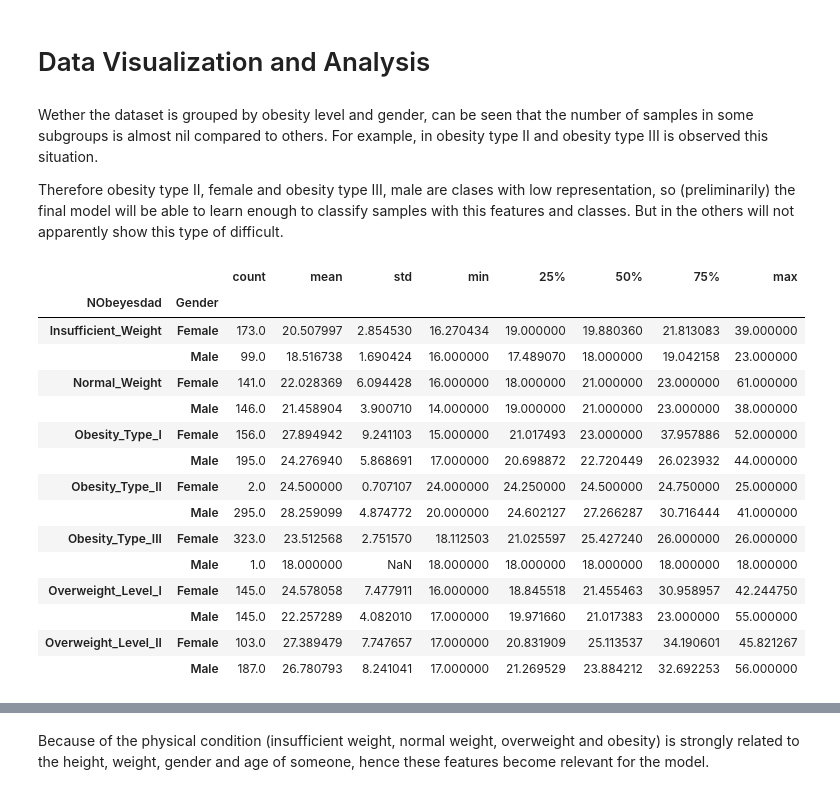
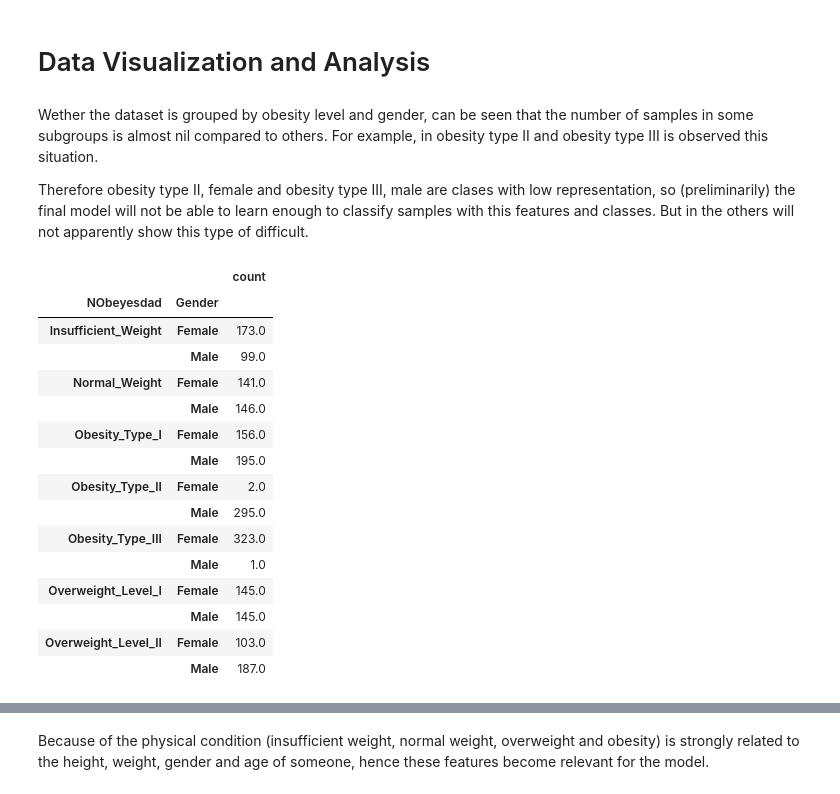
Before and after one commit to alexisuaguilaru/Obesity_Levels_Model, a Jupyter notebook: Exploratory_Data_Analysis/ExploratoryDataAnalysis.ipynb, the cells around one changed output, grey strips where cells are left out. Drawn from its saved outputs; the diff is of its cells as text; code cells hidden in the pictures.

```diff
--- a/Exploratory_Data_Analysis/ExploratoryDataAnalysis.ipynb
+++ b/Exploratory_Data_Analysis/ExploratoryDataAnalysis.ipynb
@@ -46,12 +46,12 @@ ObesityDataset_Raw[CategoricalFeatures] = ObesityDataset_Raw[CategoricalFeatures
 ## Feature NObeyesdad
 OrderedCategories_NObeyesdad = ['Insufficient_Weight', 'Normal_Weight', 'Overweight_Level_I', 'Overweight_Level_II', 'Obesity_Type_I', 'Obesity_Type_II', 'Obesity_Type_III']
 Encoder_NObeyesdad = {category:value for value , category in enumerate(OrderedCategories_NObeyesdad)}
-ObesityDataset_Raw['NObeyesdad_Encode'] = ObesityDataset_Raw['NObeyesdad'].map(Encoder_NObeyesdad)
+ObesityDataset_Raw['NObeyesdad_Encode'] = ObesityDataset_Raw['NObeyesdad'].map(Encoder_NObeyesdad).astype(int)
 
 ## Feature Gender
 Values_Gender = ['Female', 'Male']
 Encoder_Gender = {category:value for value , category in enumerate(Values_Gender)}
-ObesityDataset_Raw['Gender_Encode'] = ObesityDataset_Raw['Gender'].map(Encoder_Gender)
+ObesityDataset_Raw['Gender_Encode'] = ObesityDataset_Raw['Gender'].map(Encoder_Gender).astype(int)
 
 ## Other features
 Values_Binary = ['Yes','No']
@@ -61,9 +61,9 @@ Encoder_Binary = lambda value: __Encoder_Binary.transform([value])[0,0]
 for feature in CategoricalFeatures:
     if feature != 'Gender' and feature != 'NObeyesdad':
         if len(ObesityDataset_Raw[feature].unique()) > 2:
-            ObesityDataset_Raw[feature+'_Encode'] = pd.DataFrame(LabelEncoder().fit_transform(ObesityDataset_Raw[feature]))
+            ObesityDataset_Raw[feature+'_Encode'] = pd.DataFrame(LabelEncoder().fit_transform(ObesityDataset_Raw[feature])).astype(int)
         else:
-            ObesityDataset_Raw[feature+'_Encode'] = ObesityDataset_Raw[feature].map(Encoder_Binary)
+            ObesityDataset_Raw[feature+'_Encode'] = ObesityDataset_Raw[feature].map(Encoder_Binary).astype(int)
 # %%
 # Getting encoded categorical features
 CategoricalFeatures_Encode = [feature+'_Encode' for feature in CategoricalFeatures]
@@ -72,24 +72,24 @@ CategoricalFeatures_Encode = [feature+'_Encode' for feature in CategoricalFeatur
 # %% [markdown]
 Wether the dataset is grouped by obesity level and gender, can be seen that the number of samples in some subgroups is almost nil compared to others. For example, in obesity type II and obesity type III is observed this situation.
 
-Therefore obesity type II, female and obesity type III, male are clases with low representation, so (preliminarily) the final model will be able to learn enough to classify samples with this features and classes. But in the others will not apparently show this type of difficult.
+Therefore obesity type II, female and obesity type III, male are clases with low representation, so (preliminarily) the final model will not be able to learn enough to classify samples with this features and classes. But in the others will not apparently show this type of difficult.
 # %%
 # Grouping by Obesity level and Gender
-ObesityDataset_Raw.groupby(by=['NObeyesdad','Gender'],observed=True)['Age'].describe()
+ObesityDataset_Raw.groupby(by=['NObeyesdad','Gender'],observed=True)['Age'].describe()[['count']]
 # %% [output]
-|  |  | count | mean | std | min | 25% | 50% | 75% | max |
-| NObeyesdad | Gender |  |  |  |  |  |  |  |  |
-| Insufficient_Weight | Female | 173.0 | 20.507997 | 2.854530 | 16.270434 | 19.000000 | 19.880360 | 21.813083 | 39.000000 |
-|  | Male | 99.0 | 18.516738 | 1.690424 | 16.000000 | 17.489070 | 18.000000 | 19.042158 | 23.000000 |
-| Normal_Weight | Female | 141.0 | 22.028369 | 6.094428 | 16.000000 | 18.000000 | 21.000000 | 23.000000 | 61.000000 |
-|  | Male | 146.0 | 21.458904 | 3.900710 | 14.000000 | 19.000000 | 21.000000 | 23.000000 | 38.000000 |
-| Obesity_Type_I | Female | 156.0 | 27.894942 | 9.241103 | 15.000000 | 21.017493 | 23.000000 | 37.957886 | 52.000000 |
-|  | Male | 195.0 | 24.276940 | 5.868691 | 17.000000 | 20.698872 | 22.720449 | 26.023932 | 44.000000 |
-| Obesity_Type_II | Female | 2.0 | 24.500000 | 0.707107 | 24.000000 | 24.250000 | 24.500000 | 24.750000 | 25.000000 |
-|  | Male | 295.0 | 28.259099 | 4.874772 | 20.000000 | 24.602127 | 27.266287 | 30.716444 | 41.000000 |
-| Obesity_Type_III | Female | 323.0 | 23.512568 | 2.751570 | 18.112503 | 21.025597 | 25.427240 | 26.000000 | 26.000000 |
-|  | Male | 1.0 | 18.000000 | NaN | 18.000000 | 18.000000 | 18.000000 | 18.000000 | 18.000000 |
-| Overweight_Level_I | Female | 145.0 | 24.578058 | 7.477911 | 16.000000 | 18.845518 | 21.455463 | 30.958957 | 42.244750 |
-|  | Male | 145.0 | 22.257289 | 4.082010 | 17.000000 | 19.971660 | 21.017383 | 23.000000 | 55.000000 |
-| Overweight_Level_II | Female | 103.0 | 27.389479 | 7.747657 | 17.000000 | 20.831909 | 25.113537 | 34.190601 | 45.821267 |
-|  | Male | 187.0 | 26.780793 | 8.241041 | 17.000000 | 21.269529 | 23.884212 | 32.692253 | 56.000000 |
+|  |  | count |
+| NObeyesdad | Gender |  |
+| Insufficient_Weight | Female | 173.0 |
+|  | Male | 99.0 |
+| Normal_Weight | Female | 141.0 |
+|  | Male | 146.0 |
+| Obesity_Type_I | Female | 156.0 |
+|  | Male | 195.0 |
+| Obesity_Type_II | Female | 2.0 |
+|  | Male | 295.0 |
+| Obesity_Type_III | Female | 323.0 |
+|  | Male | 1.0 |
+| Overweight_Level_I | Female | 145.0 |
+|  | Male | 145.0 |
+| Overweight_Level_II | Female | 103.0 |
+|  | Male | 187.0 |
```
Also changed, not shown: parts of 1 cell of this notebook.
